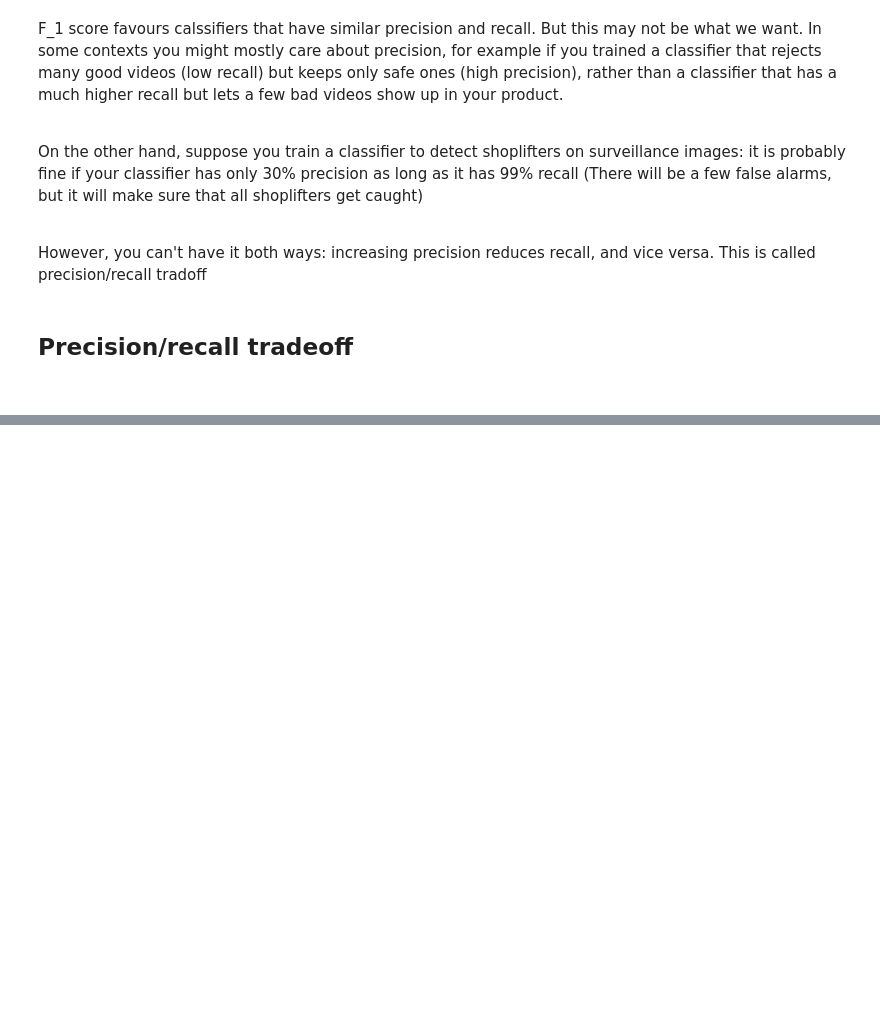
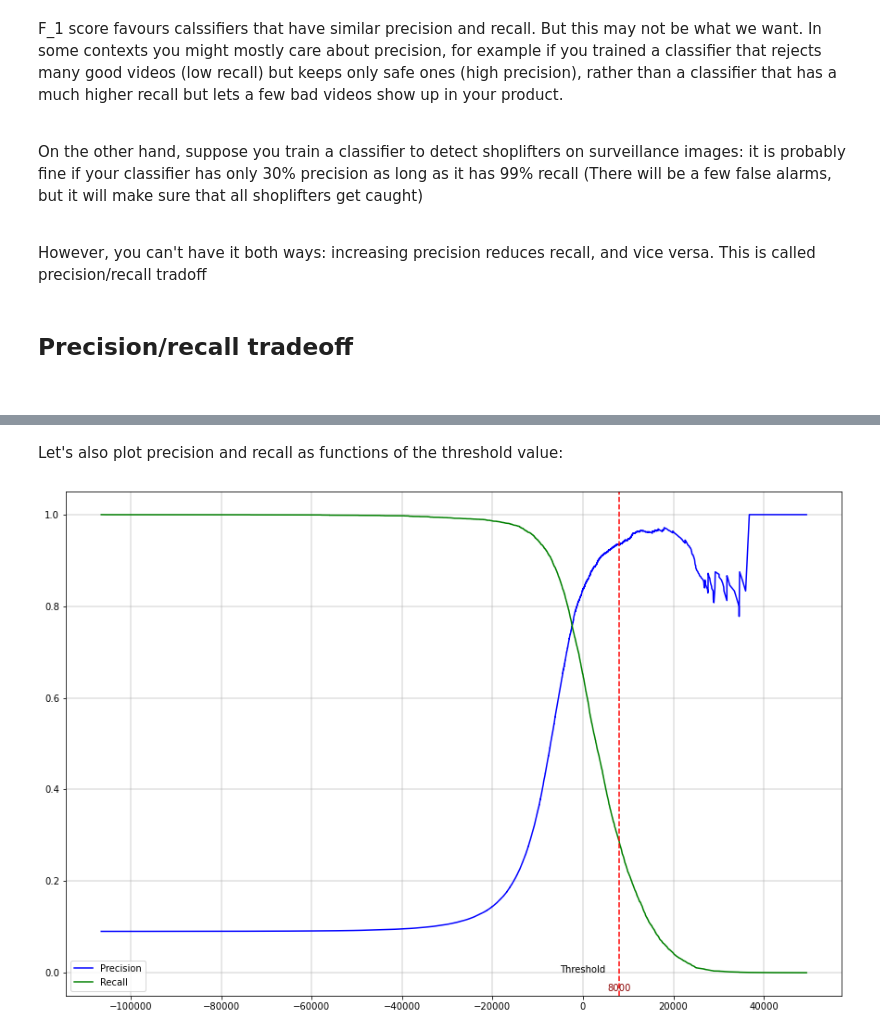
Before and after one commit to alpharaoh/Machine-Learning, a Jupyter notebook: Learning/MNIST/classification.ipynb, the cells around one changed output, grey strips where cells are left out. Drawn from its saved outputs; the diff is of its cells as text; code cells hidden in the pictures; blank space fills up the shorter version.

Commit message:
more progress on MNIST, [precision/recall + ROC]

```diff
--- a/Learning/MNIST/classification.ipynb
+++ b/Learning/MNIST/classification.ipynb
@@ -183,0 +208,31 @@ To understand this tradeoff, let's look at how the `SGDClassifier` makes its cla
+# %%
+y_scores = cross_val_predict(sgd_clf, X_train, y_train_5, cv=3, method="decision_function")
+
+# now let's compute precision and recall for all possible thresholds using the precision_recall_curve() function
+
+from sklearn.metrics import precision_recall_curve
+
+precisions, recalls, thresholds = precision_recall_curve(y_train_5, y_scores)
+# %% [markdown]
+Let's also plot precision and recall as functions of the threshold value:
+# %%
+def plot_precision_recall_vs_threshold(precisions, recalls, thresholds):
+    plt.plot(thresholds, precisions[:-1], "b-", label="Precision")
+    plt.plot(thresholds, recalls[:-1], "g-", label="Recall")
+
+    plt.axvline(8000, color="r", linestyle="--")
+    plt.annotate("8000", xy=(8000,-0.04), color="darkred", horizontalalignment="center")
+
+    plt.annotate("Threshold", xy=(0,0), horizontalalignment="center")
+
+    fig = plt.gcf()
+    fig.set_size_inches(15,10)
+    plt.grid(alpha=0.3, linestyle="-", linewidth=2)
+    plt.legend(("Precision", "Recall"))
+
+
+
+plot_precision_recall_vs_threshold(precisions, recalls, thresholds)
+plt.show()
+# %% [output]
+[figure, added]
```
Also changed, not shown: parts of 15 cells of this notebook.
